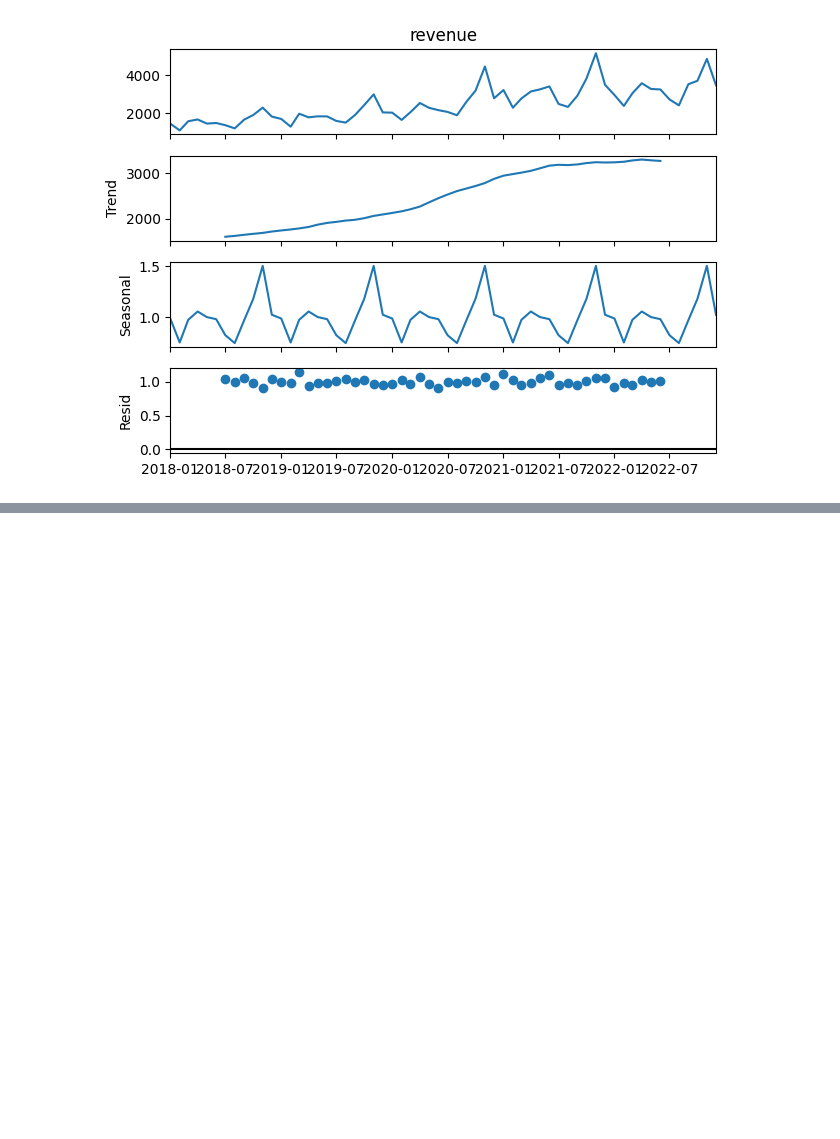
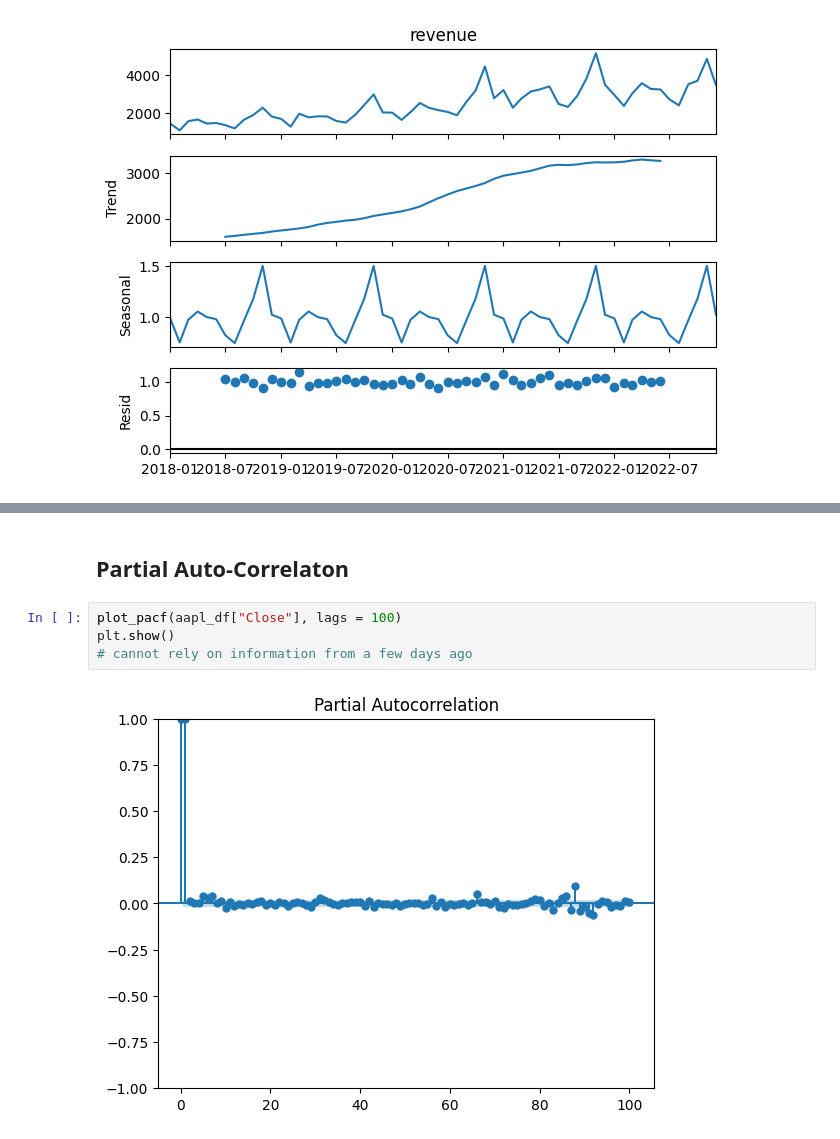
Before and after one commit to edwardns2/PythonML, a Jupyter notebook: files/apple_stock.ipynb, the cells around one changed output, grey strips where cells are left out. Drawn from its saved outputs; the diff is of its cells as text; blank space fills up the shorter version.

```diff
--- a/files/apple_stock.ipynb
+++ b/files/apple_stock.ipynb
@@ -487,0 +504,8 @@ fig = decomposition1.plot()
+# %% [markdown]
+## Partial Auto-Correlaton
+# %%
+plot_pacf(aapl_df["Close"], lags = 100)
+plt.show()
+# cannot rely on information from a few days ago
+# %% [output]
+[figure, added]
```
Also changed, not shown: parts of 9 cells of this notebook, 1 other file.
